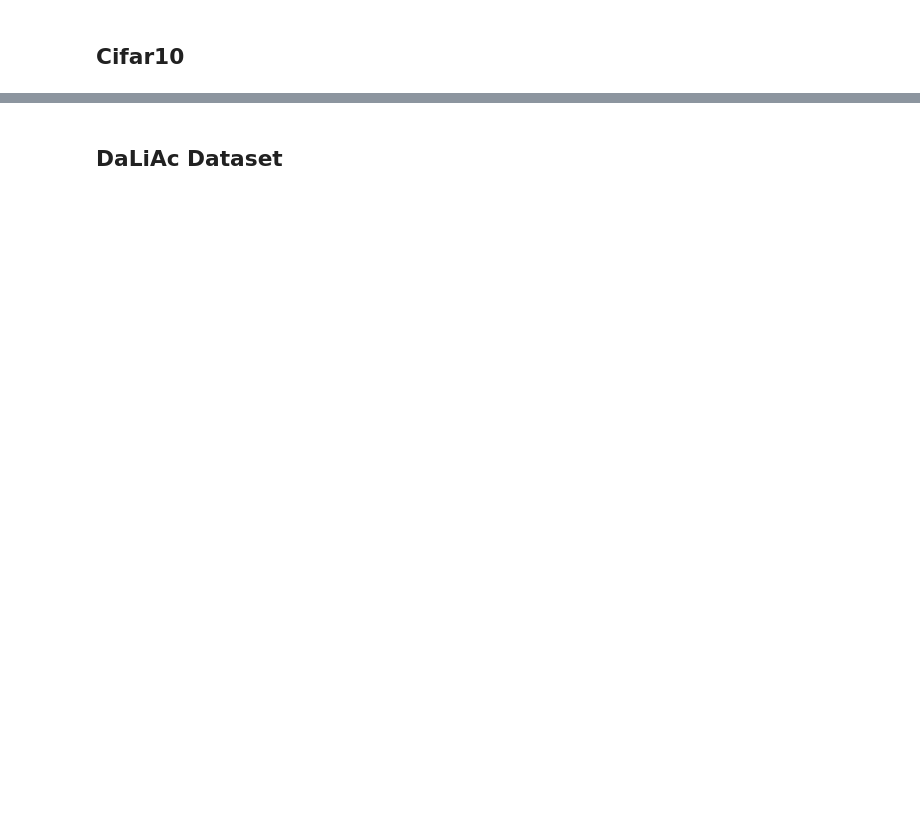
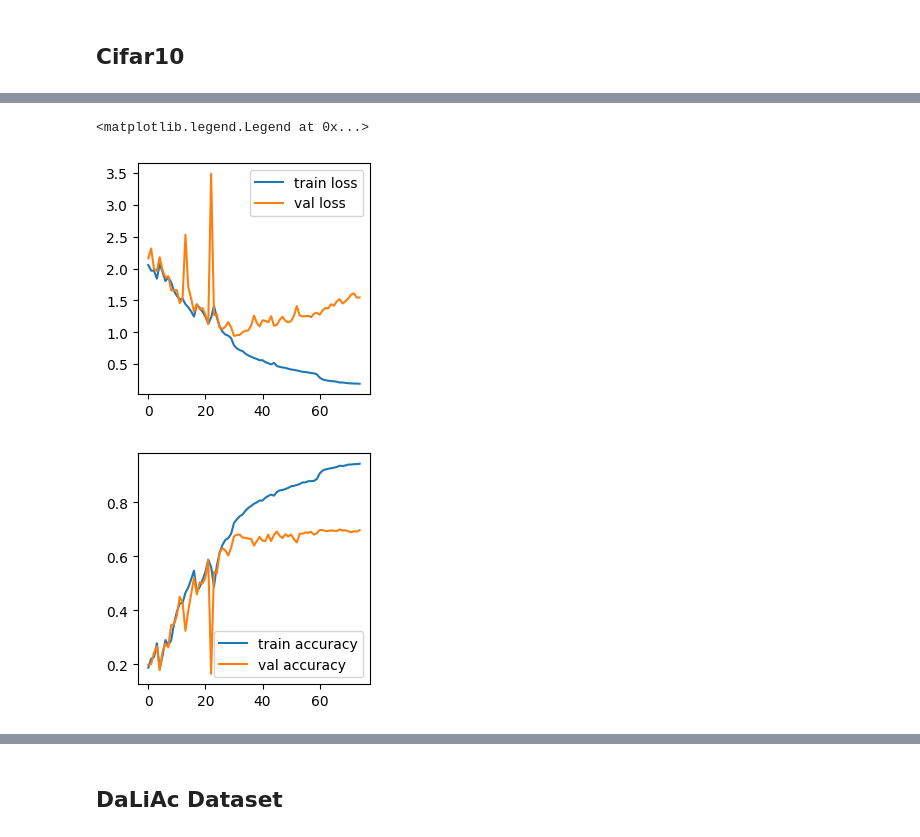
Before and after one commit to ankilab/EdgeVolution, a Jupyter notebook: baselines/train-efficientnet.ipynb, the cells around one changed output, grey strips where cells are left out. Drawn from its saved outputs; the diff is of its cells as text; code cells hidden in the pictures; blank space fills up the shorter version.

Commit message:
Add more code for baseline cifar10

```diff
--- a/baselines/train-efficientnet.ipynb
+++ b/baselines/train-efficientnet.ipynb
@@ -285,0 +295,17 @@ print(y_count)
+# %%
+ds_train, ds_val, ds_test, _ = load_dataset(dataset_name="cifar10")
+
+model = tf.keras.models.Sequential()
+
+efficientnet = tf.keras.applications.EfficientNetB0(
+    include_top=False,
+    weights=None,
+    input_shape=(32, 32, 3),
+    pooling='avg'
+)
+
+model.add(efficientnet)
+model.add(tf.keras.layers.Dense(128, activation='relu'))
+model.add(tf.keras.layers.Dense(10, activation='softmax'))
+
+# model.summary()
@@ -285,0 +356,12 @@ print(y_count)
+# %%
+model.compile(optimizer='adam', loss='categorical_crossentropy', metrics=['accuracy'])
+
+initial_learning_rate = 0.01
+lr_schedule = tf.keras.optimizers.schedules.ExponentialDecay(
+    initial_learning_rate,
+    decay_steps=30,
+    decay_rate=0.5,
+    staircase=True)
+
+lr_callback = tf.keras.callbacks.LearningRateScheduler(schedule=lr_schedule, verbose=0)
+history = model.fit(ds_train.batch(64), validation_data=ds_val.batch(64), epochs=75, callbacks=[lr_callback])
@@ -285,0 +388,15 @@ print(y_count)
+# %%
+# plot history
+plt.figure(figsize=(3, 3))
+plt.plot(history.history['loss'], label='train loss')
+plt.plot(history.history['val_loss'], label='val loss')
+plt.legend()
+
+plt.figure(figsize=(3, 3))
+plt.plot(history.history['accuracy'], label='train accuracy')
+plt.plot(history.history['val_accuracy'], label='val accuracy')
+plt.legend()
+# %% [output]
+<matplotlib.legend.Legend at 0x...>
+[figure, added]
+[figure, added]
```
Also changed, not shown: parts of 12 cells of this notebook, 6 other files.
